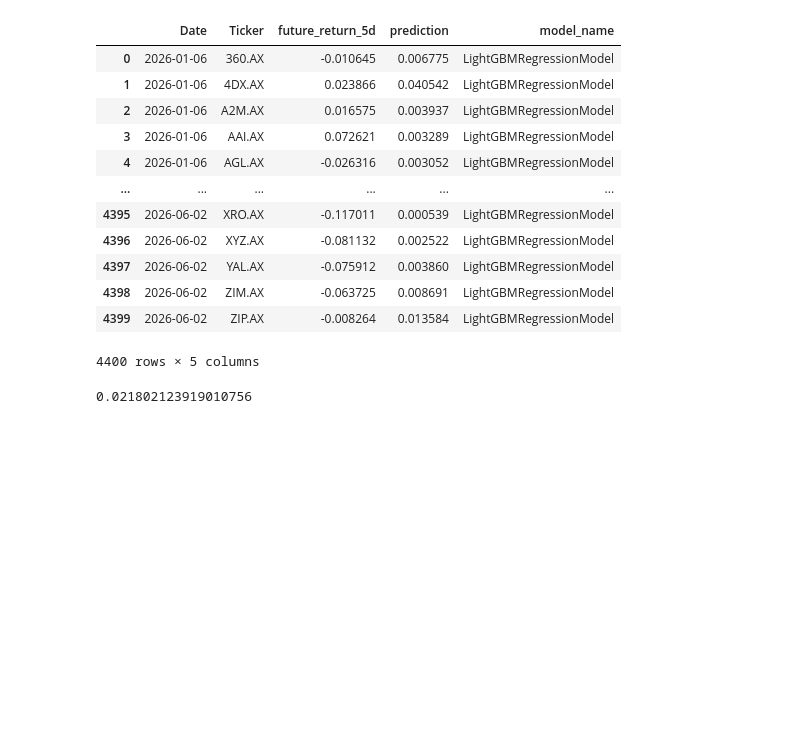
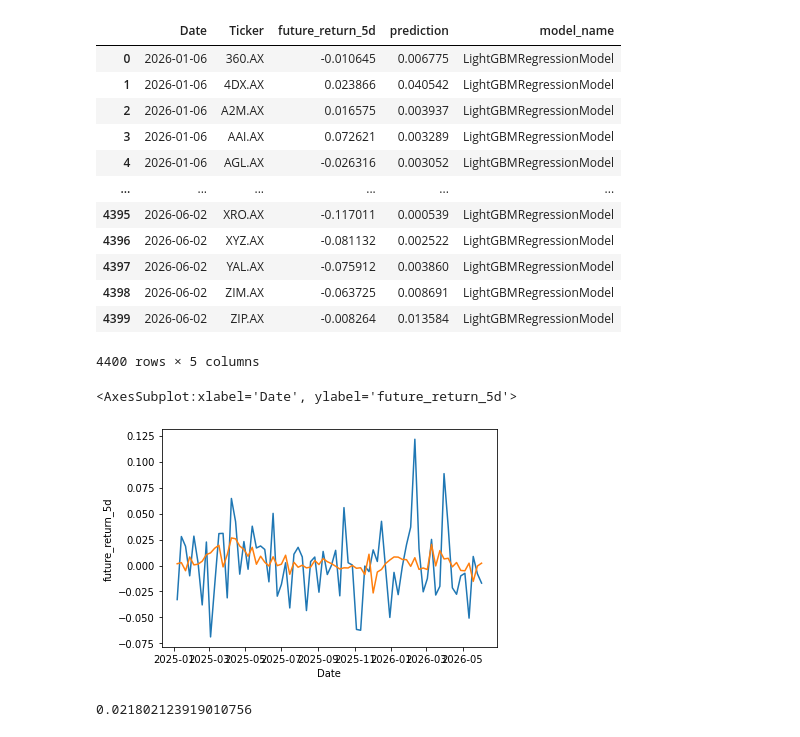
Before and after one commit to hungryfire267/systematic-equities-research, a Jupyter notebook: notebooks/lightgbm_walkforward_research.ipynb, the cells around one changed output. Cells and saved outputs as stored; diff of their text form; code cells hidden in the pictures; blank space fills up the shorter version.

```diff
--- a/notebooks/lightgbm_walkforward_research.ipynb
+++ b/notebooks/lightgbm_walkforward_research.ipynb
@@ -137,6 +153,15 @@ test_preds
 | 4398 | 2026-06-02 | ZIM.AX | -0.063725 | 0.008691 | LightGBMRegressionModel |
 | 4399 | 2026-06-02 | ZIP.AX | -0.008264 | 0.013584 | LightGBMRegressionModel |
 4400 rows × 5 columns
+# %%
+import matplotlib.pyplot as plt
+import seaborn as sns
+
+sns.lineplot(test_preds[test_preds["Ticker"] == "CBA.AX"], x= "Date", y="future_return_5d")
+sns.lineplot(test_preds[test_preds["Ticker"] == "CBA.AX"], x= "Date", y="prediction")
+# %% [output]
+<AxesSubplot:xlabel='Date', ylabel='future_return_5d'>
+[figure, added]
 # %%
 mean_ic
 # %% [output]
```
Also changed, not shown: parts of 2 cells of this notebook, 4 other files.
